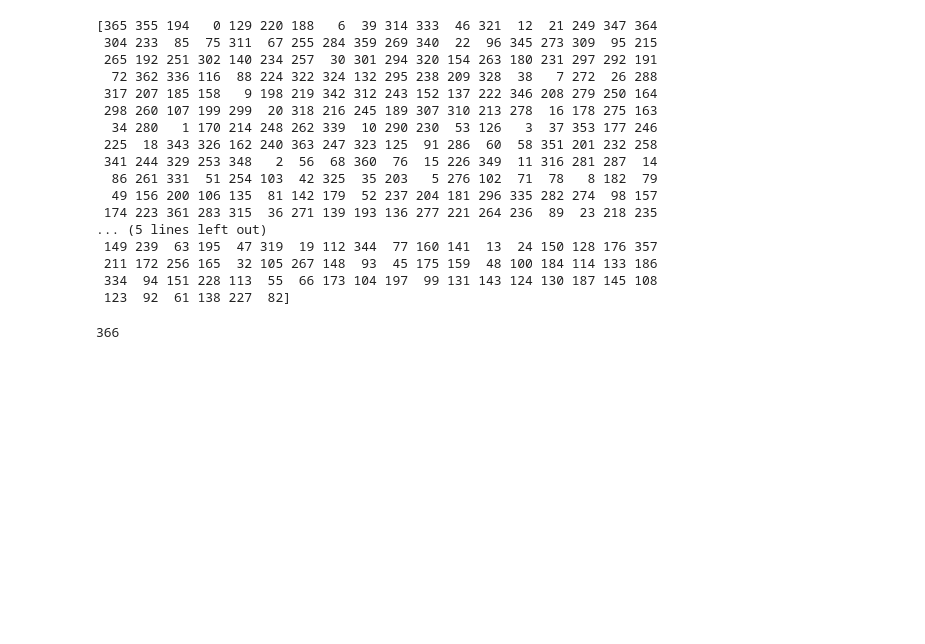
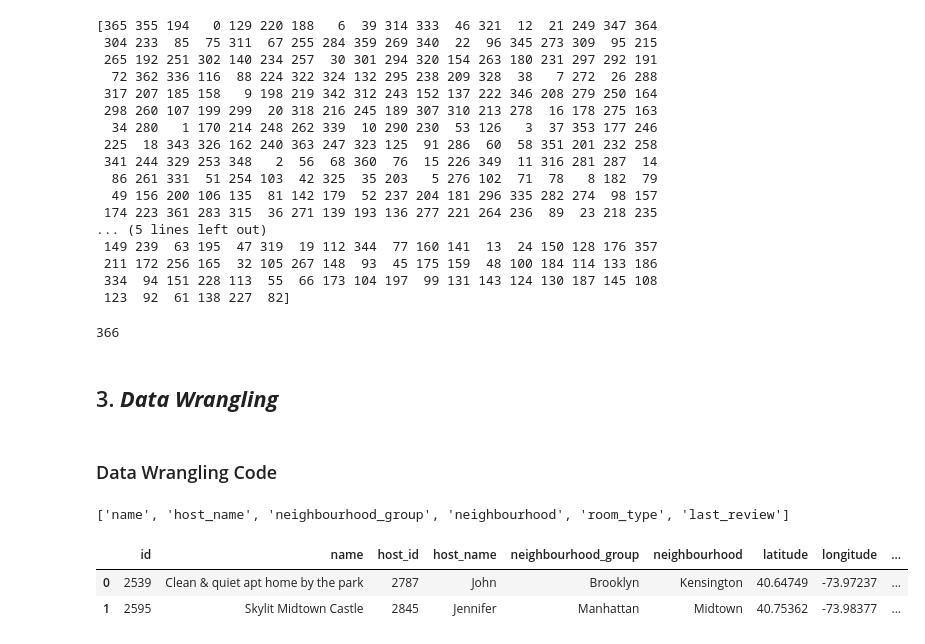
Before and after one commit to tusharrkharkar/project1, a Jupyter notebook: Copy_of_tusharkharkarp1.ipynb, the cells around one changed output. Saved outputs shown, nothing was run; the diff lists cells and outputs as text; code cells hidden in the pictures; blank space fills up the shorter version.

```diff
--- a/Copy_of_tusharkharkarp1.ipynb
+++ b/Copy_of_tusharkharkarp1.ipynb
@@ -501,3 +501,19 @@ len(unique_availability_365)
  334  94 151 228 113  55  66 173 104 197  99 131 143 124 130 187 145 108
  123  92  61 138 227  82]
 366
+# %% [markdown]
+## 3. ***Data Wrangling***
+# %% [markdown]
+### Data Wrangling Code
+# %%
+# Write your code to make your dataset analysis ready.
+cat_col=df.select_dtypes(include='object').columns
+print(list(cat_col))
+# %% [output]
+['name', 'host_name', 'neighbourhood_group', 'neighbourhood', 'room_type', 'last_review']
+# %%
+df.head(2)
+# %% [output]
+|  | id | name | host_id | host_name | neighbourhood_group | neighbourhood | latitude | longitude | ... |
+| 0 | 2539 | Clean & quiet apt home by the park | 2787 | John | Brooklyn | Kensington | 40.64749 | -73.97237 | ... |
+| 1 | 2595 | Skylit Midtown Castle | 2845 | Jennifer | Manhattan | Midtown | 40.75362 | -73.98377 | ... |
```
Also changed, not shown: parts of 12 cells of this notebook.
